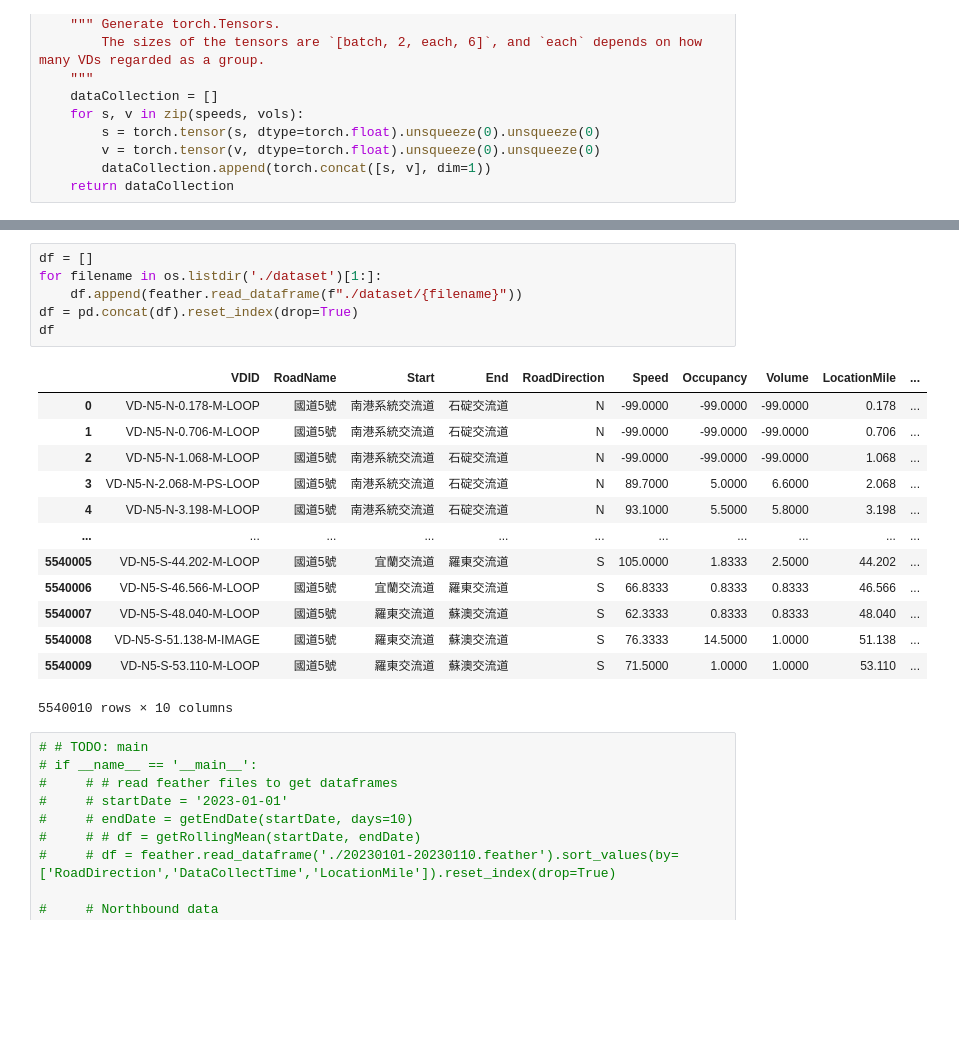
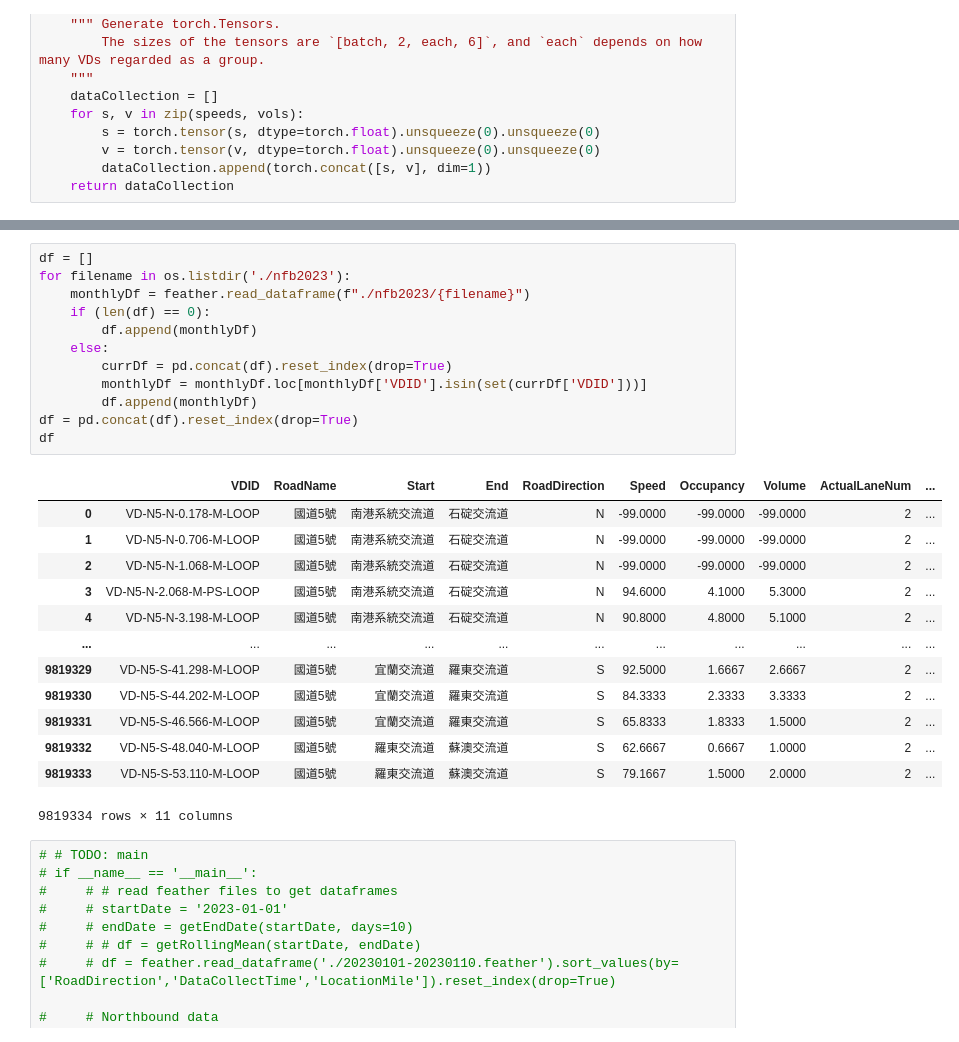
Before and after one commit to chhuang17/hwyTrafficPred, a Jupyter notebook: createDataset.ipynb, the cells around one changed output, grey strips where cells are left out. Cells and saved outputs as stored; diff of their text form; blank space fills up the shorter version.

```diff
--- a/createDataset.ipynb
+++ b/createDataset.ipynb
@@ -328,23 +320,29 @@ False
 # %%
 df = []
-for filename in os.listdir('./dataset')[1:]:
-    df.append(feather.read_dataframe(f"./dataset/{filename}"))
+for filename in os.listdir('./nfb2023'):
+    monthlyDf = feather.read_dataframe(f"./nfb2023/{filename}")
+    if (len(df) == 0):
+        df.append(monthlyDf)
+    else:
+        currDf = pd.concat(df).reset_index(drop=True)
+        monthlyDf = monthlyDf.loc[monthlyDf['VDID'].isin(set(currDf['VDID']))]
+        df.append(monthlyDf)
 df = pd.concat(df).reset_index(drop=True)
 df
 # %% [output]
-|  | VDID | RoadName | Start | End | RoadDirection | Speed | Occupancy | Volume | LocationMile | ... |
-| 0 | VD-N5-N-0.178-M-LOOP | 國道5號 | 南港系統交流道 | 石碇交流道 | N | -99.0000 | -99.0000 | -99.0000 | 0.178 | ... |
-| 1 | VD-N5-N-0.706-M-LOOP | 國道5號 | 南港系統交流道 | 石碇交流道 | N | -99.0000 | -99.0000 | -99.0000 | 0.706 | ... |
-| 2 | VD-N5-N-1.068-M-LOOP | 國道5號 | 南港系統交流道 | 石碇交流道 | N | -99.0000 | -99.0000 | -99.0000 | 1.068 | ... |
-| 3 | VD-N5-N-2.068-M-PS-LOOP | 國道5號 | 南港系統交流道 | 石碇交流道 | N | 89.7000 | 5.0000 | 6.6000 | 2.068 | ... |
-| 4 | VD-N5-N-3.198-M-LOOP | 國道5號 | 南港系統交流道 | 石碇交流道 | N | 93.1000 | 5.5000 | 5.8000 | 3.198 | ... |
+|  | VDID | RoadName | Start | End | RoadDirection | Speed | Occupancy | Volume | ActualLaneNum | ... |
+| 0 | VD-N5-N-0.178-M-LOOP | 國道5號 | 南港系統交流道 | 石碇交流道 | N | -99.0000 | -99.0000 | -99.0000 | 2 | ... |
+| 1 | VD-N5-N-0.706-M-LOOP | 國道5號 | 南港系統交流道 | 石碇交流道 | N | -99.0000 | -99.0000 | -99.0000 | 2 | ... |
+| 2 | VD-N5-N-1.068-M-LOOP | 國道5號 | 南港系統交流道 | 石碇交流道 | N | -99.0000 | -99.0000 | -99.0000 | 2 | ... |
+| 3 | VD-N5-N-2.068-M-PS-LOOP | 國道5號 | 南港系統交流道 | 石碇交流道 | N | 94.6000 | 4.1000 | 5.3000 | 2 | ... |
+| 4 | VD-N5-N-3.198-M-LOOP | 國道5號 | 南港系統交流道 | 石碇交流道 | N | 90.8000 | 4.8000 | 5.1000 | 2 | ... |
 | ... | ... | ... | ... | ... | ... | ... | ... | ... | ... | ... |
-| 5540005 | VD-N5-S-44.202-M-LOOP | 國道5號 | 宜蘭交流道 | 羅東交流道 | S | 105.0000 | 1.8333 | 2.5000 | 44.202 | ... |
-| 5540006 | VD-N5-S-46.566-M-LOOP | 國道5號 | 宜蘭交流道 | 羅東交流道 | S | 66.8333 | 0.8333 | 0.8333 | 46.566 | ... |
-| 5540007 | VD-N5-S-48.040-M-LOOP | 國道5號 | 羅東交流道 | 蘇澳交流道 | S | 62.3333 | 0.8333 | 0.8333 | 48.040 | ... |
-| 5540008 | VD-N5-S-51.138-M-IMAGE | 國道5號 | 羅東交流道 | 蘇澳交流道 | S | 76.3333 | 14.5000 | 1.0000 | 51.138 | ... |
-| 5540009 | VD-N5-S-53.110-M-LOOP | 國道5號 | 羅東交流道 | 蘇澳交流道 | S | 71.5000 | 1.0000 | 1.0000 | 53.110 | ... |
+| 9819329 | VD-N5-S-41.298-M-LOOP | 國道5號 | 宜蘭交流道 | 羅東交流道 | S | 92.5000 | 1.6667 | 2.6667 | 2 | ... |
+| 9819330 | VD-N5-S-44.202-M-LOOP | 國道5號 | 宜蘭交流道 | 羅東交流道 | S | 84.3333 | 2.3333 | 3.3333 | 2 | ... |
+| 9819331 | VD-N5-S-46.566-M-LOOP | 國道5號 | 宜蘭交流道 | 羅東交流道 | S | 65.8333 | 1.8333 | 1.5000 | 2 | ... |
+| 9819332 | VD-N5-S-48.040-M-LOOP | 國道5號 | 羅東交流道 | 蘇澳交流道 | S | 62.6667 | 0.6667 | 1.0000 | 2 | ... |
+| 9819333 | VD-N5-S-53.110-M-LOOP | 國道5號 | 羅東交流道 | 蘇澳交流道 | S | 79.1667 | 1.5000 | 2.0000 | 2 | ... |
-5540010 rows × 10 columns
+9819334 rows × 11 columns
 # %%
 # # TODO: main
 # if __name__ == '__main__':
```
Also changed, not shown: parts of 45 cells of this notebook.
